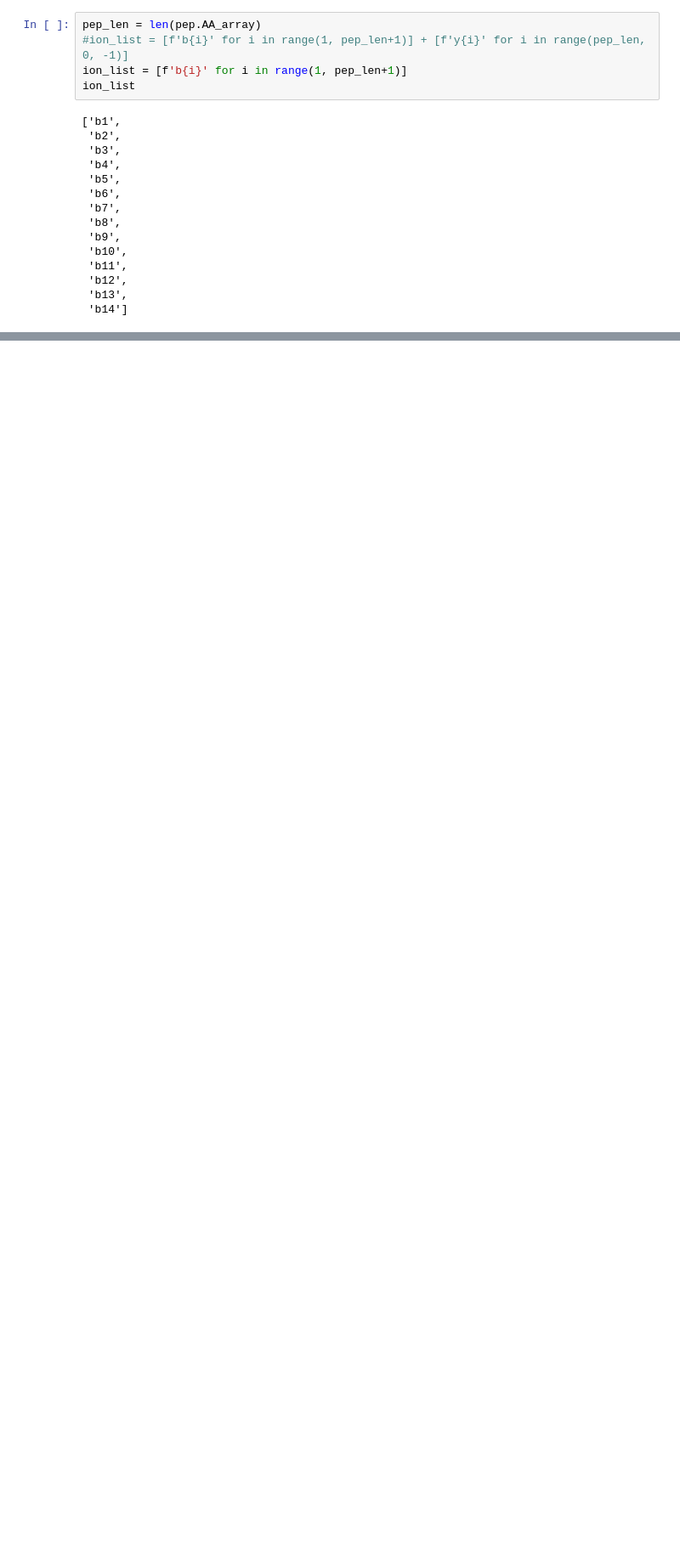
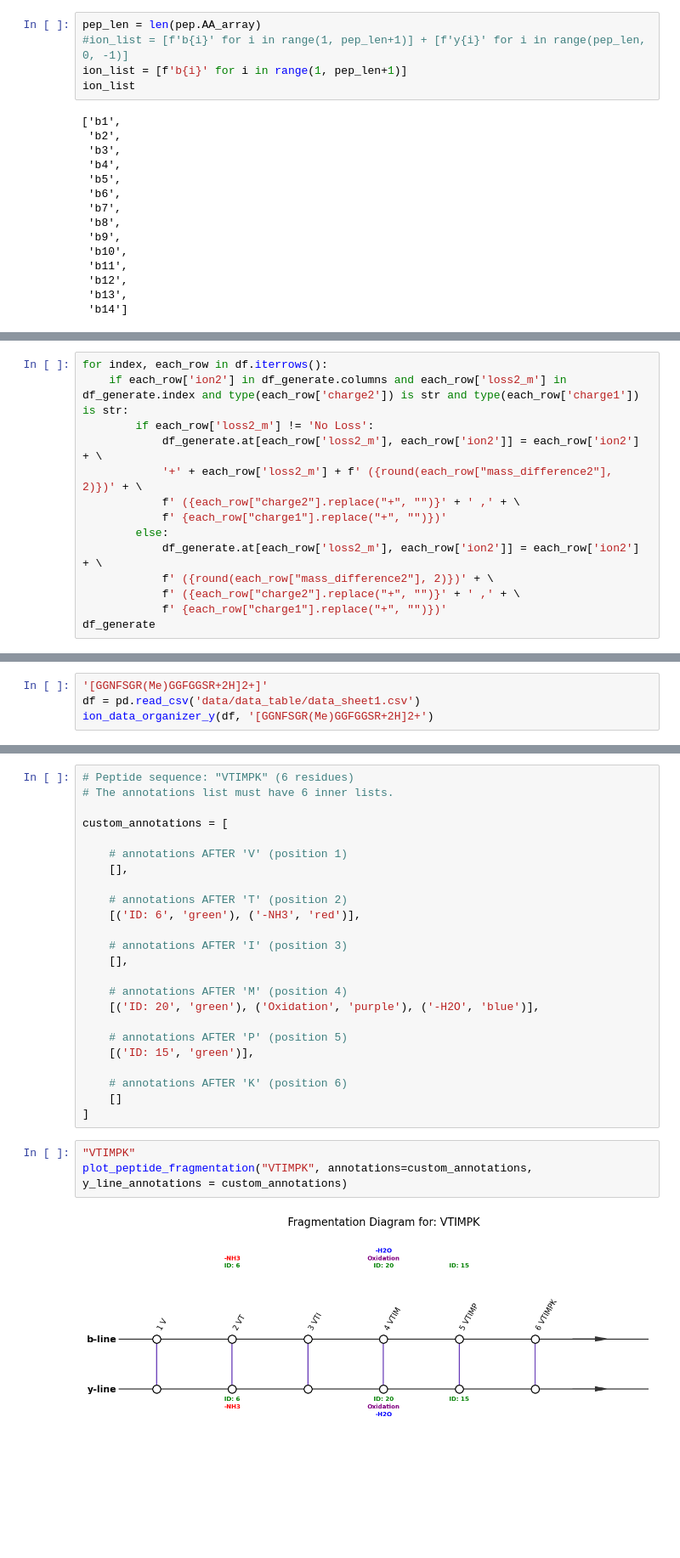
Before and after one commit to Kevinxsn/2D_spec_dict, a Jupyter notebook: notebook.ipynb, the cells around one changed output, grey strips where cells are left out. Shown at 85% size. Drawn from its saved outputs; the diff is of its cells as text; blank space fills up the shorter version.

Commit message:
ion graph prepared

```diff
--- a/notebook.ipynb
+++ b/notebook.ipynb
@@ -621,0 +656,14 @@ df
+# %%
+for index, each_row in df.iterrows():
+    if each_row['ion2'] in df_generate.columns and each_row['loss2_m'] in df_generate.index and type(each_row['charge2']) is str and type(each_row['charge1']) is str:
+        if each_row['loss2_m'] != 'No Loss':
+            df_generate.at[each_row['loss2_m'], each_row['ion2']] = each_row['ion2'] + \
+            '+' + each_row['loss2_m'] + f' ({round(each_row["mass_difference2"], 2)})' + \
+            f' ({each_row["charge2"].replace("+", "")}' + ' ,' + \
+            f' {each_row["charge1"].replace("+", "")})'
+        else:
+            df_generate.at[each_row['loss2_m'], each_row['ion2']] = each_row['ion2'] + \
+            f' ({round(each_row["mass_difference2"], 2)})' + \
+            f' ({each_row["charge2"].replace("+", "")}' + ' ,' + \
+            f' {each_row["charge1"].replace("+", "")})'
+df_generate
@@ -621,0 +838,4 @@ df
+# %%
+'[GGNFSGR(Me)GGFGGSR+2H]2+]'
+df = pd.read_csv('data/data_table/data_sheet1.csv')
+ion_data_organizer_y(df, '[GGNFSGR(Me)GGFGGSR+2H]2+')
@@ -621,0 +1328,29 @@ df
+# %%
+# Peptide sequence: "VTIMPK" (6 residues)
+# The annotations list must have 6 inner lists.
+
+custom_annotations = [
+
+    # annotations AFTER 'V' (position 1)
+    [],
+
+    # annotations AFTER 'T' (position 2)
+    [('ID: 6', 'green'), ('-NH3', 'red')],
+
+    # annotations AFTER 'I' (position 3)
+    [],
+
+    # annotations AFTER 'M' (position 4)
+    [('ID: 20', 'green'), ('Oxidation', 'purple'), ('-H2O', 'blue')],
+
+    # annotations AFTER 'P' (position 5)
+    [('ID: 15', 'green')],
+
+    # annotations AFTER 'K' (position 6)
+    []
+]
+# %%
+"VTIMPK"
+plot_peptide_fragmentation("VTIMPK", annotations=custom_annotations, y_line_annotations = custom_annotations)
+# %% [output]
+[figure, added]
```
Also changed, not shown: parts of 23 cells of this notebook, 26 other files.
